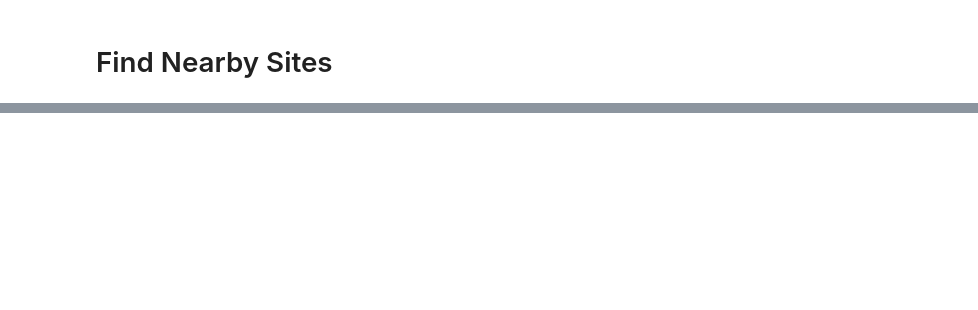
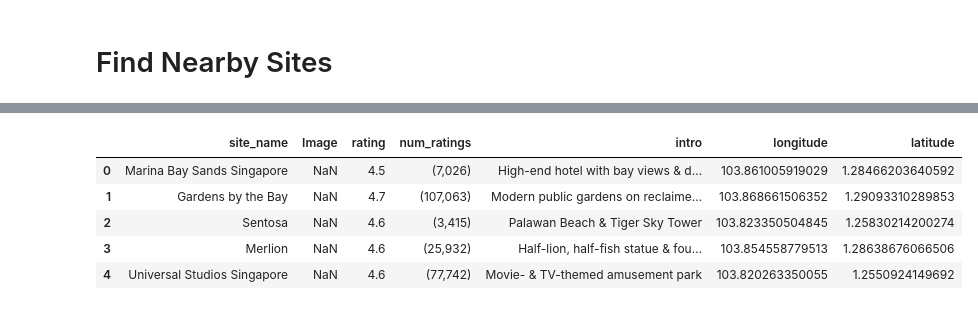
Before and after one commit to JT-H/Recommendation-System-for-Airbnb-Houses, a Jupyter notebook: Data Preparation/Create Customer Dataset.ipynb, the cells around one changed output, grey strips where cells are left out. Drawn from its saved outputs; the diff is of its cells as text; code cells hidden in the pictures; blank space fills up the shorter version.

```diff
--- a/Data Preparation/Create Customer Dataset.ipynb
+++ b/Data Preparation/Create Customer Dataset.ipynb
@@ -145,0 +145,4 @@ df_lat_lon = data[['latitude','longitude']]
+# %%
+# Read in the locations of popular sites
+df_site = pd.read_csv('../Datasets/popular_sites.csv')
+df_site.head()
@@ -145,0 +167,13 @@ df_lat_lon = data[['latitude','longitude']]
+# %%
+# Rename some attributes for easier recognization.
+df_site.rename(columns={'Title':'site_name','nfofm':'intro','kfi5wf':'rating','jdzyld':'num_ratings'},inplace=True)
+df_mrt.rename(columns={'STN_NAME':'station_name','STN_NO':'station_no','Latitude':'latitude','Longitude':'longitude','COLOR':'color'},inplace=True)
+# %%
+df_site.head()
+# %% [output]
+|  | site_name | Image | rating | num_ratings | intro | longitude | latitude |
+| 0 | Marina Bay Sands Singapore | NaN | 4.5 | (7,026) | High-end hotel with bay views & d... | 103.861005919029 | 1.28466203640592 |
+| 1 | Gardens by the Bay | NaN | 4.7 | (107,063) | Modern public gardens on reclaime... | 103.868661506352 | 1.29093310289853 |
+| 2 | Sentosa | NaN | 4.6 | (3,415) | Palawan Beach & Tiger Sky Tower | 103.823350504845 | 1.25830214200274 |
+| 3 | Merlion | NaN | 4.6 | (25,932) | Half-lion, half-fish statue & fou... | 103.854558779513 | 1.28638676066506 |
+| 4 | Universal Studios Singapore | NaN | 4.6 | (77,742) | Movie- & TV-themed amusement park | 103.820263350055 | 1.2550924149692 |
```
Also changed, not shown: parts of 19 cells of this notebook, 4 other files.
